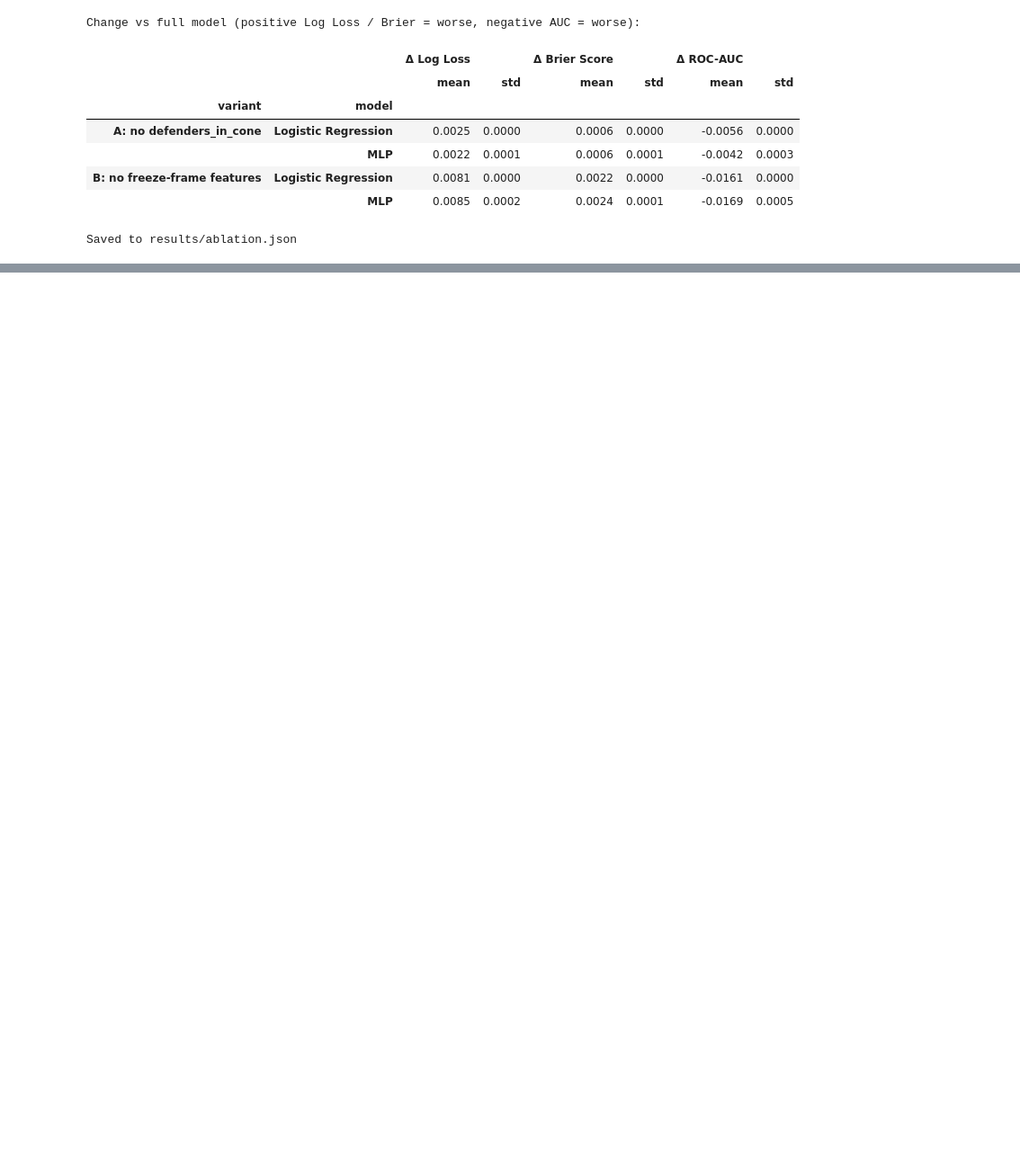
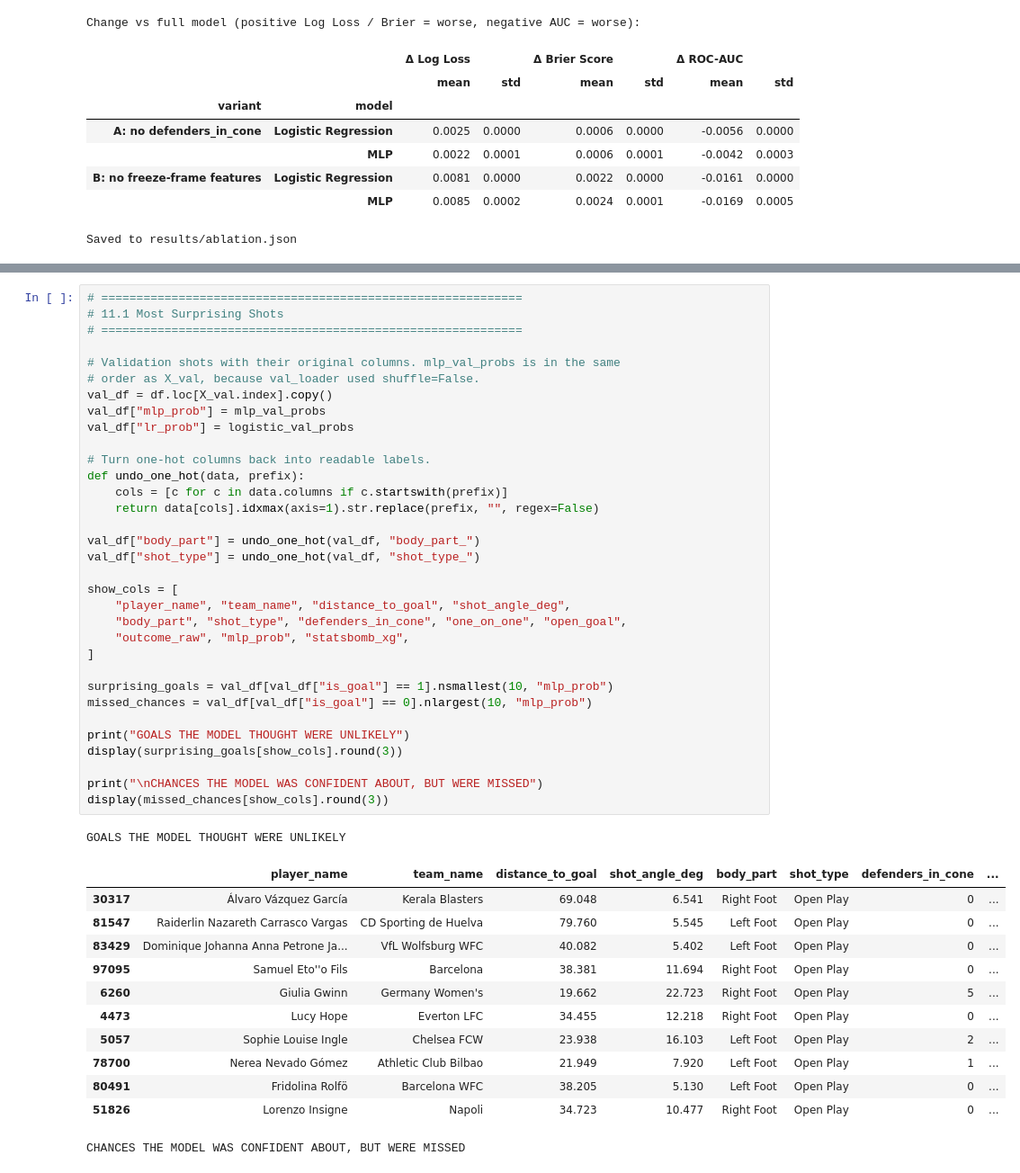
Before and after one commit to Nievethan/OnTarget, a Jupyter notebook: OnTarget_training.ipynb, the cells around one changed output, grey strips where cells are left out. Shown at 90% size. Drawn from its saved outputs; the diff is of its cells as text; blank space fills up the shorter version.

```diff
--- a/OnTarget_training.ipynb
+++ b/OnTarget_training.ipynb
@@ -2580,0 +2592,47 @@ Saved to results/ablation.json
+# %%
+# ============================================================
+# 11.1 Most Surprising Shots
+# ============================================================
+
+# Validation shots with their original columns. mlp_val_probs is in the same
+# order as X_val, because val_loader used shuffle=False.
+val_df = df.loc[X_val.index].copy()
+val_df["mlp_prob"] = mlp_val_probs
+val_df["lr_prob"] = logistic_val_probs
+
+# Turn one-hot columns back into readable labels.
+def undo_one_hot(data, prefix):
+    cols = [c for c in data.columns if c.startswith(prefix)]
+    return data[cols].idxmax(axis=1).str.replace(prefix, "", regex=False)
+
+val_df["body_part"] = undo_one_hot(val_df, "body_part_")
+val_df["shot_type"] = undo_one_hot(val_df, "shot_type_")
+
+show_cols = [
+    "player_name", "team_name", "distance_to_goal", "shot_angle_deg",
+    "body_part", "shot_type", "defenders_in_cone", "one_on_one", "open_goal",
+    "outcome_raw", "mlp_prob", "statsbomb_xg",
+]
+
+surprising_goals = val_df[val_df["is_goal"] == 1].nsmallest(10, "mlp_prob")
+missed_chances = val_df[val_df["is_goal"] == 0].nlargest(10, "mlp_prob")
+
+print("GOALS THE MODEL THOUGHT WERE UNLIKELY")
+display(surprising_goals[show_cols].round(3))
+
+print("\nCHANCES THE MODEL WAS CONFIDENT ABOUT, BUT WERE MISSED")
+display(missed_chances[show_cols].round(3))
+# %% [output]
+GOALS THE MODEL THOUGHT WERE UNLIKELY
+|  | player_name | team_name | distance_to_goal | shot_angle_deg | body_part | shot_type | defenders_in_cone | ... |
+| 30317 | Álvaro Vázquez García | Kerala Blasters | 69.048 | 6.541 | Right Foot | Open Play | 0 | ... |
+| 81547 | Raiderlin Nazareth Carrasco Vargas | CD Sporting de Huelva | 79.760 | 5.545 | Left Foot | Open Play | 0 | ... |
+| 83429 | Dominique Johanna Anna Petrone Ja... | VfL Wolfsburg WFC | 40.082 | 5.402 | Left Foot | Open Play | 0 | ... |
+| 97095 | Samuel Eto''o Fils | Barcelona | 38.381 | 11.694 | Right Foot | Open Play | 0 | ... |
+| 6260 | Giulia Gwinn | Germany Women's | 19.662 | 22.723 | Right Foot | Open Play | 5 | ... |
+| 4473 | Lucy Hope | Everton LFC | 34.455 | 12.218 | Right Foot | Open Play | 0 | ... |
+| 5057 | Sophie Louise Ingle | Chelsea FCW | 23.938 | 16.103 | Left Foot | Open Play | 2 | ... |
+| 78700 | Nerea Nevado Gómez | Athletic Club Bilbao | 21.949 | 7.920 | Left Foot | Open Play | 1 | ... |
+| 80491 | Fridolina Rolfö | Barcelona WFC | 38.205 | 5.130 | Left Foot | Open Play | 0 | ... |
+| 51826 | Lorenzo Insigne | Napoli | 34.723 | 10.477 | Right Foot | Open Play | 0 | ... |
+CHANCES THE MODEL WAS CONFIDENT ABOUT, BUT WERE MISSED
```
Also changed, not shown: parts of 4 cells of this notebook, 4 other files.
